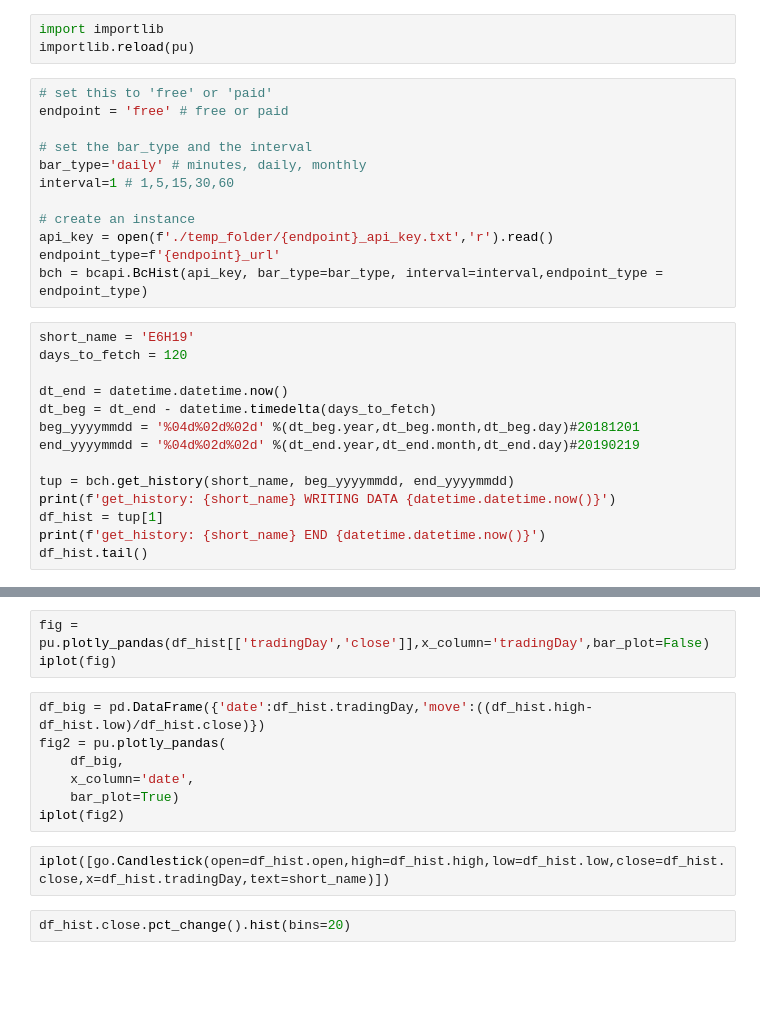
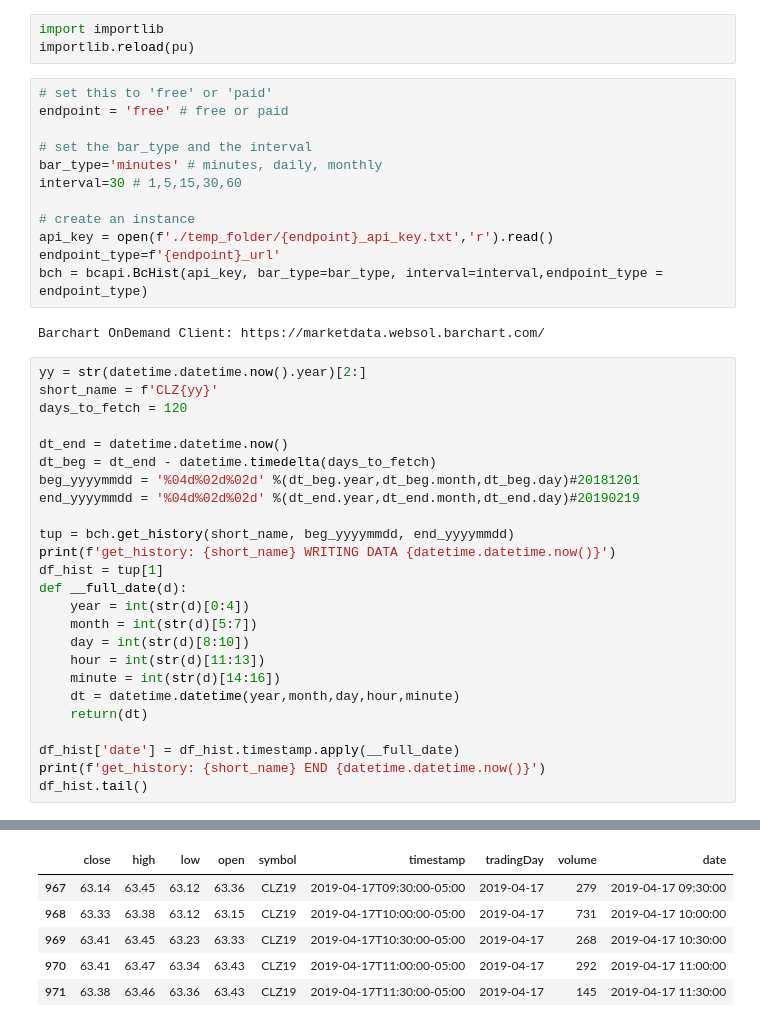
Before and after one commit to bgithub1/barchartapi, a Jupyter notebook: barchartapi/bchist_basic.ipynb, the cells around one changed output, grey strips where cells are left out. Drawn from its saved outputs; the diff is of its cells as text; blank space fills up the shorter version.

```diff
--- a/barchartapi/bchist_basic.ipynb
+++ b/barchartapi/bchist_basic.ipynb
@@ -27,15 +32,18 @@ importlib.reload(pu)
 endpoint = 'free' # free or paid
 
 # set the bar_type and the interval
-bar_type='daily' # minutes, daily, monthly
-interval=1 # 1,5,15,30,60
+bar_type='minutes' # minutes, daily, monthly
+interval=30 # 1,5,15,30,60
 
 # create an instance
 api_key = open(f'./temp_folder/{endpoint}_api_key.txt','r').read()
 endpoint_type=f'{endpoint}_url'
 bch = bcapi.BcHist(api_key, bar_type=bar_type, interval=interval,endpoint_type = endpoint_type)
+# %% [output]
+Barchart OnDemand Client: https://marketdata.websol.barchart.com/
 # %%
-short_name = 'E6H19'
+yy = str(datetime.datetime.now().year)[2:]
+short_name = f'CLZ{yy}'
 days_to_fetch = 120
 
 dt_end = datetime.datetime.now()
@@ -46,5 +54,16 @@ end_yyyymmdd = '%04d%02d%02d' %(dt_end.year,dt_end.month,dt_end.day)#20190219
 tup = bch.get_history(short_name, beg_yyyymmdd, end_yyyymmdd)
 print(f'get_history: {short_name} WRITING DATA {datetime.datetime.now()}')
 df_hist = tup[1]
+def __full_date(d):
+    year = int(str(d)[0:4])
+    month = int(str(d)[5:7])
+    day = int(str(d)[8:10])
+    hour = int(str(d)[11:13])
+    minute = int(str(d)[14:16])
+    dt = datetime.datetime(year,month,day,hour,minute)
+    return(dt)
+
+df_hist['date'] = df_hist.timestamp.apply(__full_date)
 print(f'get_history: {short_name} END {datetime.datetime.now()}')
 df_hist.tail()
+# %% [output]
@@ -51,14 +72,6 @@ df_hist.tail()
+|  | close | high | low | open | symbol | timestamp | tradingDay | volume | date |
+| 967 | 63.14 | 63.45 | 63.12 | 63.36 | CLZ19 | 2019-04-17T09:30:00-05:00 | 2019-04-17 | 279 | 2019-04-17 09:30:00 |
+| 968 | 63.33 | 63.38 | 63.12 | 63.15 | CLZ19 | 2019-04-17T10:00:00-05:00 | 2019-04-17 | 731 | 2019-04-17 10:00:00 |
+| 969 | 63.41 | 63.45 | 63.23 | 63.33 | CLZ19 | 2019-04-17T10:30:00-05:00 | 2019-04-17 | 268 | 2019-04-17 10:30:00 |
+| 970 | 63.41 | 63.47 | 63.34 | 63.43 | CLZ19 | 2019-04-17T11:00:00-05:00 | 2019-04-17 | 292 | 2019-04-17 11:00:00 |
+| 971 | 63.38 | 63.46 | 63.36 | 63.43 | CLZ19 | 2019-04-17T11:30:00-05:00 | 2019-04-17 | 145 | 2019-04-17 11:30:00 |
-# %%
-fig = pu.plotly_pandas(df_hist[['tradingDay','close']],x_column='tradingDay',bar_plot=False)
-iplot(fig)
-# %%
-df_big = pd.DataFrame({'date':df_hist.tradingDay,'move':((df_hist.high-df_hist.low)/df_hist.close)})
-fig2 = pu.plotly_pandas(
-    df_big,
-    x_column='date',
-    bar_plot=True)
-iplot(fig2)
-# %%
-iplot([go.Candlestick(open=df_hist.open,high=df_hist.high,low=df_hist.low,close=df_hist.close,x=df_hist.tradingDay,text=short_name)])
-# %%
-df_hist.close.pct_change().hist(bins=20)
```
Also changed, not shown: parts of 5 cells of this notebook, 2 other files.
